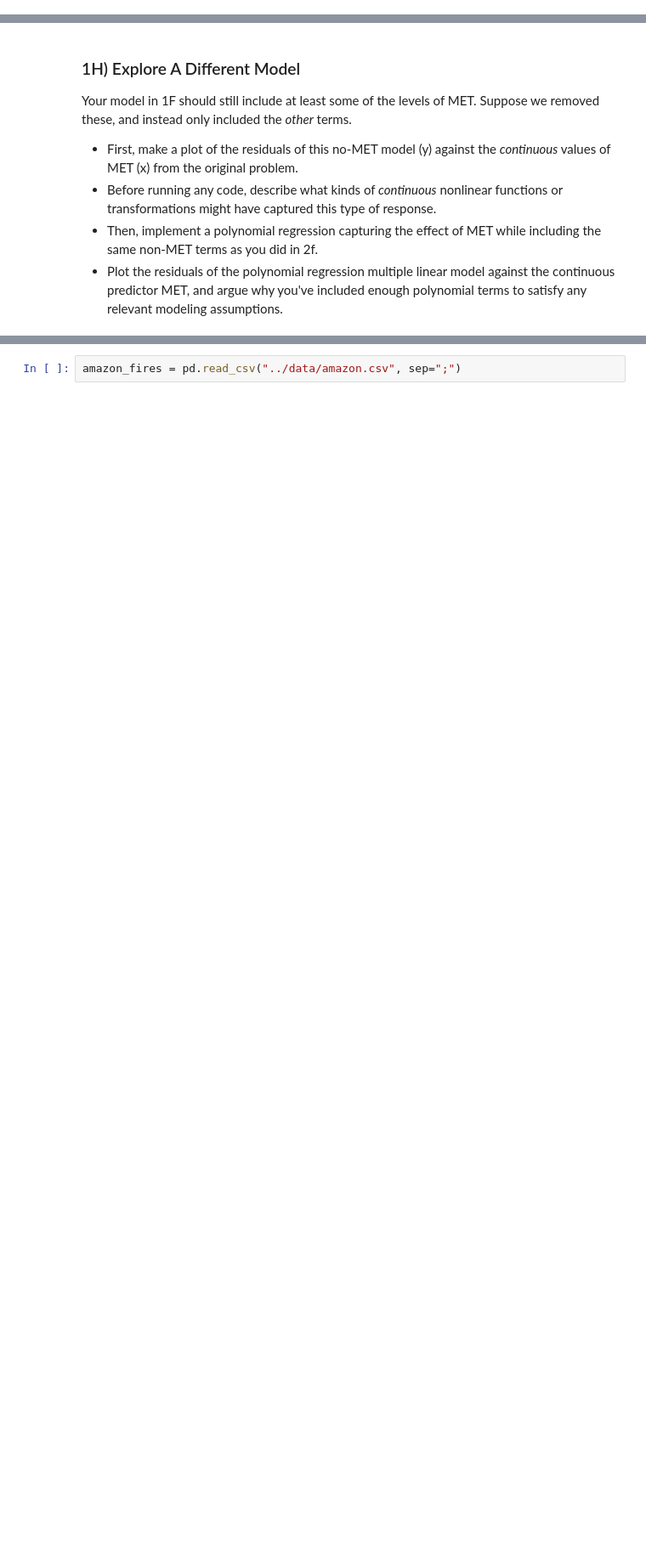
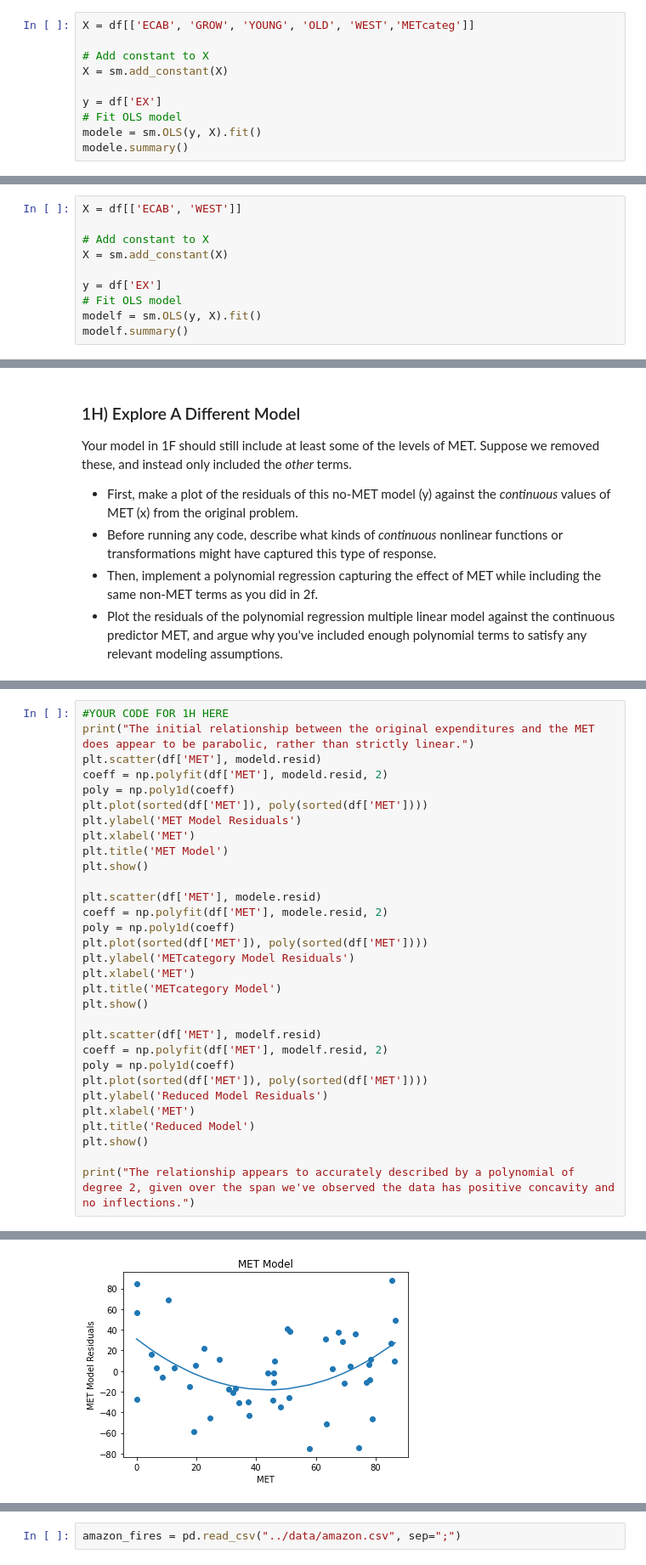
Before and after one commit to willemhscott/CSCI-3022, a Jupyter notebook: notebooks/Practicum2_Fall20.ipynb, the cells around one changed output, grey strips where cells are left out. Shown: that part at 85% size. Saved outputs shown, nothing was run; the diff lists cells and outputs as text; blank space fills up the shorter version.

```diff
--- a/notebooks/Practicum2_Fall20.ipynb
+++ b/notebooks/Practicum2_Fall20.ipynb
@@ -141,0 +172,10 @@ print(model.params)
+# %%
+X = df[['ECAB', 'GROW', 'YOUNG', 'OLD', 'WEST','METcateg']]
+
+# Add constant to X
+X = sm.add_constant(X)
+
+y = df['EX']
+# Fit OLS model
+modele = sm.OLS(y, X).fit()
+modele.summary()
@@ -149,0 +215,10 @@ Perform *backwards selection* on this model.  Starting with the full model creat
+# %%
+X = df[['ECAB', 'WEST']]
+
+# Add constant to X
+X = sm.add_constant(X)
+
+y = df['EX']
+# Fit OLS model
+modelf = sm.OLS(y, X).fit()
+modelf.summary()
@@ -164,0 +276,32 @@ Your model in 1F should still include at least some of the levels of MET.  Suppo
+# %%
+#YOUR CODE FOR 1H HERE
+print("The initial relationship between the original expenditures and the MET does appear to be parabolic, rather than strictly linear.")
+plt.scatter(df['MET'], modeld.resid)
+coeff = np.polyfit(df['MET'], modeld.resid, 2)
+poly = np.poly1d(coeff)
+plt.plot(sorted(df['MET']), poly(sorted(df['MET'])))
+plt.ylabel('MET Model Residuals')
+plt.xlabel('MET')
+plt.title('MET Model')
+plt.show()
+
+plt.scatter(df['MET'], modele.resid)
+coeff = np.polyfit(df['MET'], modele.resid, 2)
+poly = np.poly1d(coeff)
+plt.plot(sorted(df['MET']), poly(sorted(df['MET'])))
+plt.ylabel('METcategory Model Residuals')
+plt.xlabel('MET')
+plt.title('METcategory Model')
+plt.show()
+
+plt.scatter(df['MET'], modelf.resid)
+coeff = np.polyfit(df['MET'], modelf.resid, 2)
+poly = np.poly1d(coeff)
+plt.plot(sorted(df['MET']), poly(sorted(df['MET'])))
+plt.ylabel('Reduced Model Residuals')
+plt.xlabel('MET')
+plt.title('Reduced Model')
+plt.show()
+
+print("The relationship appears to accurately described by a polynomial of degree 2, given over the span we've observed the data has positive concavity and no inflections.")
+# %% [output]
@@ -164,0 +309 @@ Your model in 1F should still include at least some of the levels of MET.  Suppo
+[figure, added]
```
Also changed, not shown: parts of 27 cells of this notebook, 1 other file.
